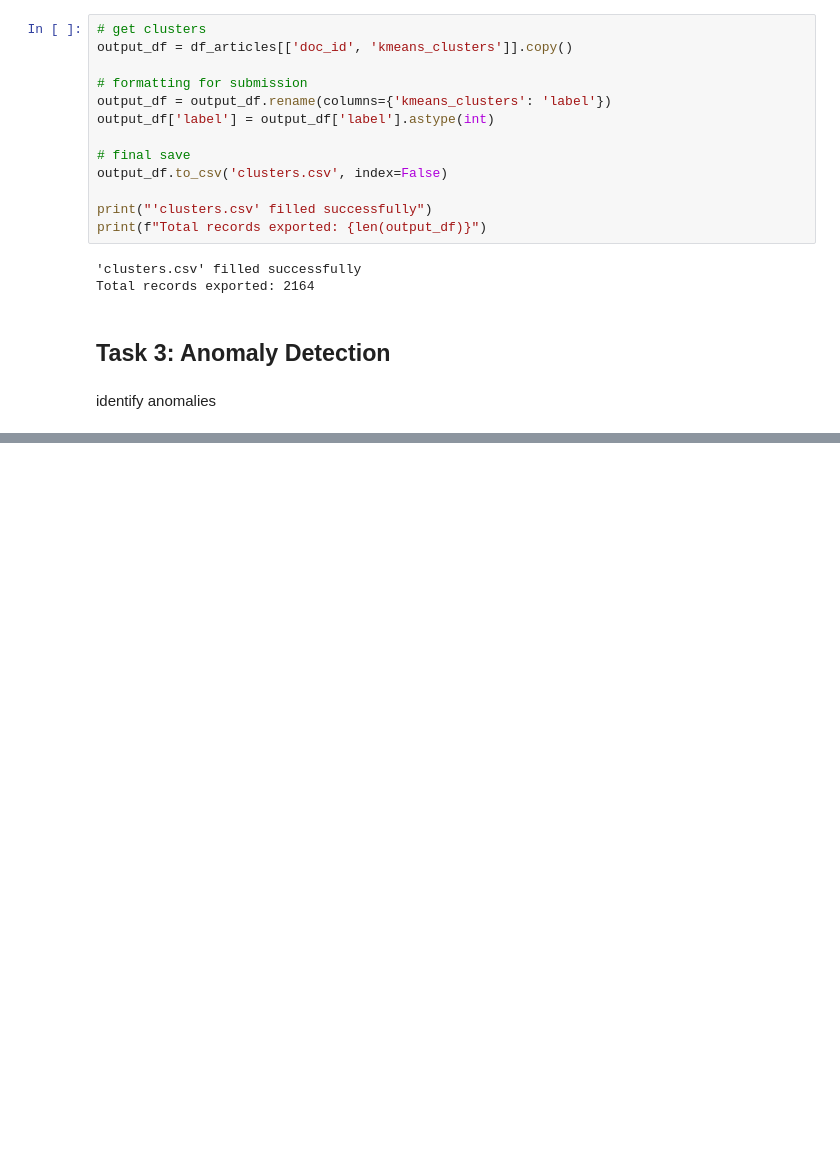
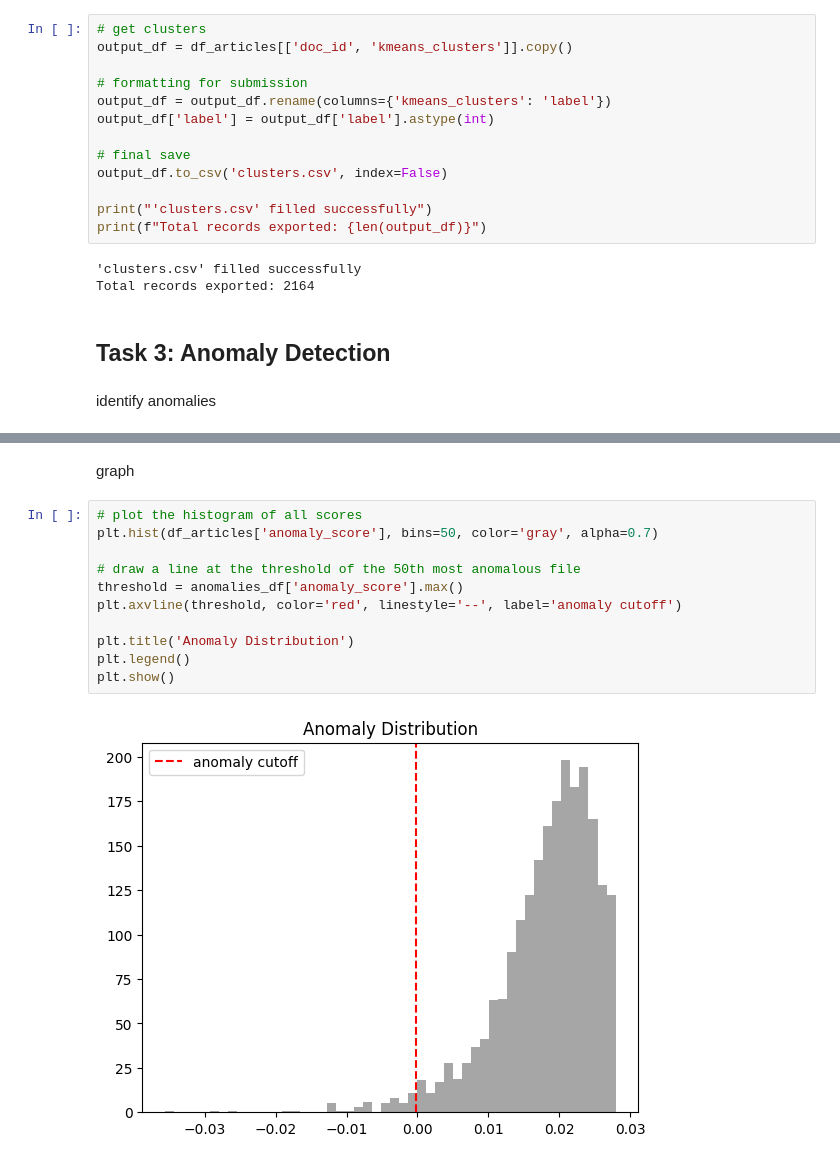
Before and after one commit to Dathix5/dm_assignment_3, a Jupyter notebook: main.ipynb, the cells around one changed output, grey strips where cells are left out. Drawn from its saved outputs; the diff is of its cells as text; blank space fills up the shorter version.

```diff
--- a/main.ipynb
+++ b/main.ipynb
@@ -317,3 +331,18 @@ print(anomalies_output.head())
 2        3  DOC_00534
 3        4  DOC_01389
 4        5  DOC_00847
+# %% [markdown]
+graph
+# %%
+# plot the histogram of all scores
+plt.hist(df_articles['anomaly_score'], bins=50, color='gray', alpha=0.7)
+
+# draw a line at the threshold of the 50th most anomalous file
+threshold = anomalies_df['anomaly_score'].max()
+plt.axvline(threshold, color='red', linestyle='--', label='anomaly cutoff')
+
+plt.title('Anomaly Distribution')
+plt.legend()
+plt.show()
+# %% [output]
+[figure, added]
```
Also changed, not shown: parts of 9 cells of this notebook, 2 other files.
